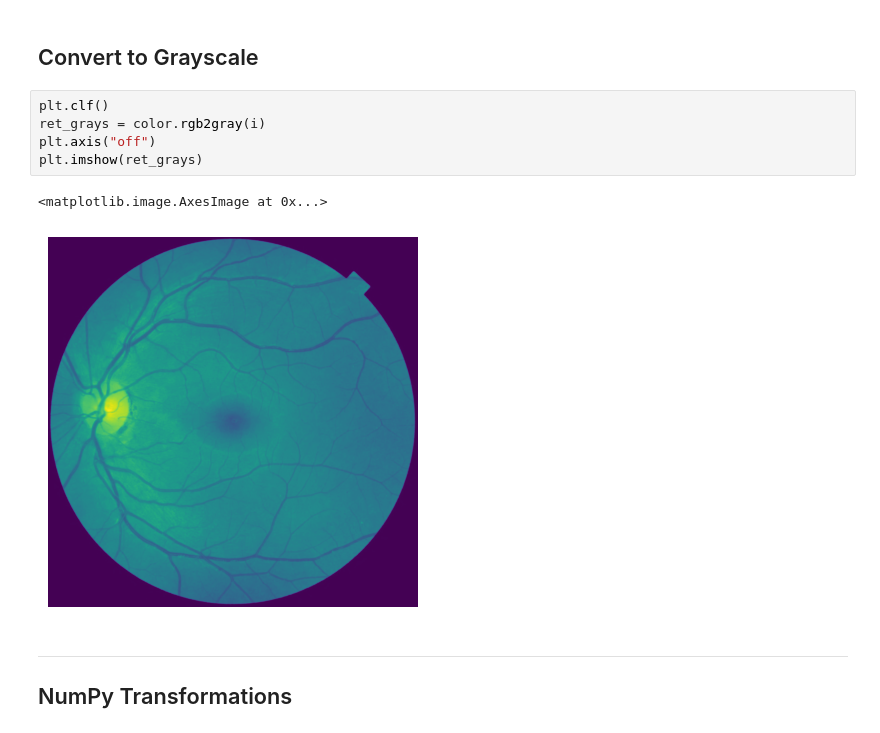
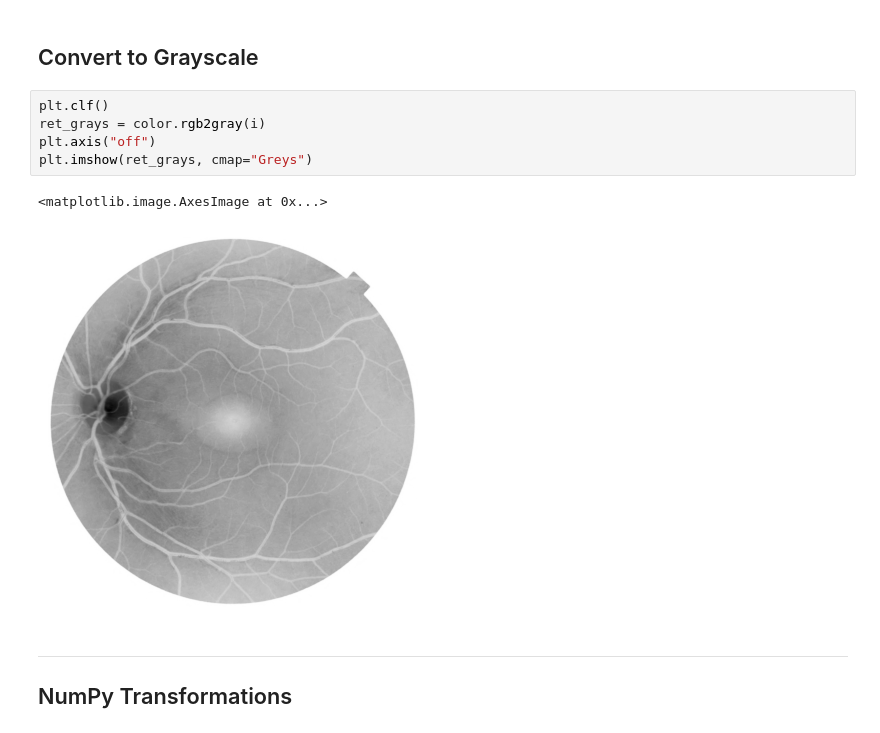
Before and after one commit to r-leyshon/image-processing, a Jupyter notebook: scikit-image/image-processing-with-skimage/01.intro.ipynb, the cells around one changed output. Drawn from its saved outputs; the diff is of its cells as text.

Commit message:
fix: Ensure greays cmap used

```diff
--- a/scikit-image/image-processing-with-skimage/01.intro.ipynb
+++ b/scikit-image/image-processing-with-skimage/01.intro.ipynb
@@ -41,11 +41,11 @@ plt.imshow(i)
 # %%
 plt.clf()
 ret_grays = color.rgb2gray(i)
 plt.axis("off")
-plt.imshow(ret_grays)
+plt.imshow(ret_grays, cmap="Greys")
 # %% [output]
 <matplotlib.image.AxesImage at 0x...>
-[figure, old version]
+[figure, new version]
 # %% [markdown]
 ***
 
```
